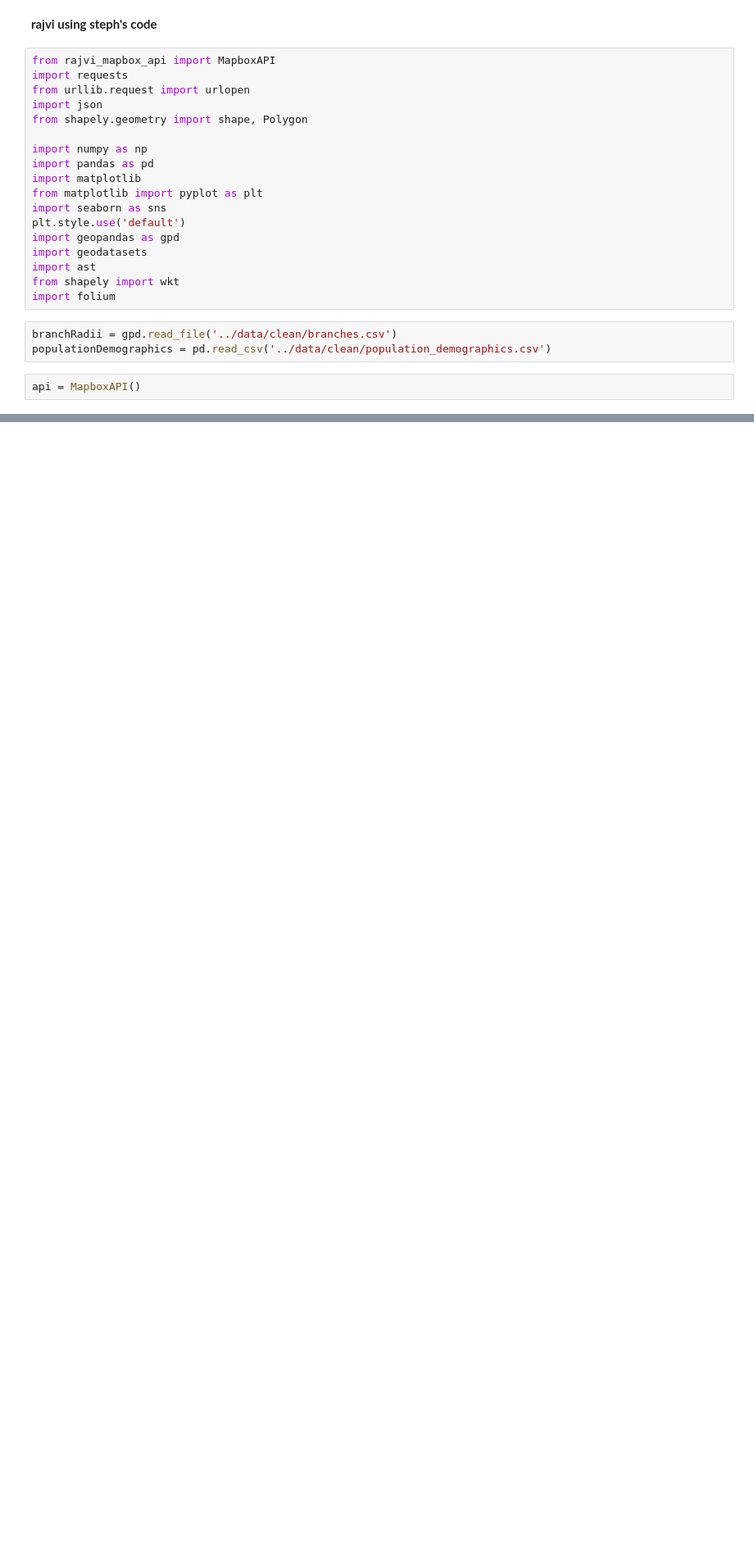
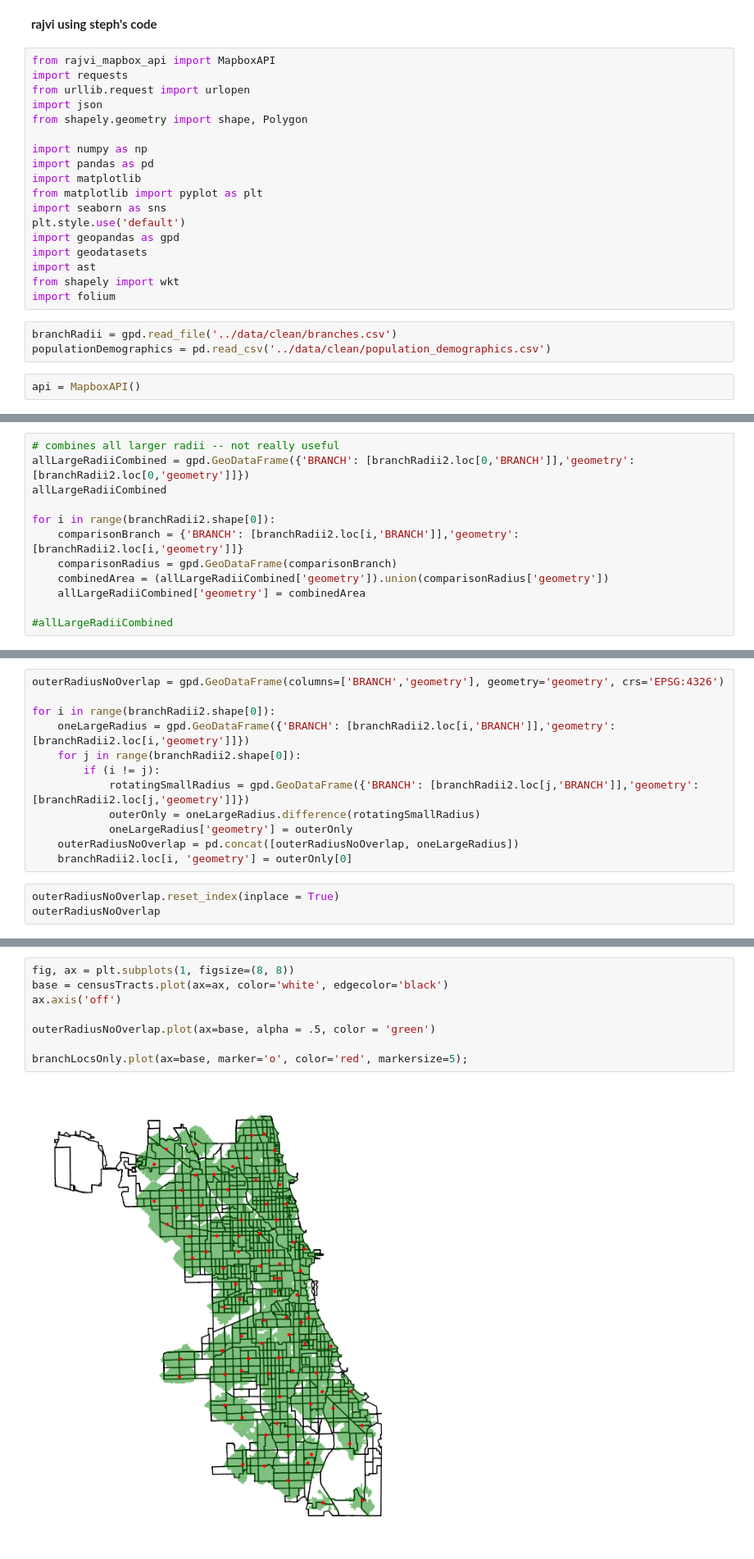
Before and after one commit to uchicago-dsi/cpl_project, a Jupyter notebook: can-summer-2023/api things/rajvi_optimize_radii.ipynb, the cells around one changed output, grey strips where cells are left out. Shown at 82% size. Cells and saved outputs as stored; diff of their text form; blank space fills up the shorter version.

Commit message:
eliminates overlap between radii in the same isochrone alphabetically

```diff
--- a/can-summer-2023/api things/rajvi_optimize_radii.ipynb
+++ b/can-summer-2023/api things/rajvi_optimize_radii.ipynb
@@ -110,0 +114,12 @@ KeyError: "['HOURS OF OPERATION', 'ADDRESS', 'CITY', 'STATE', 'ZIP', 'PHONE', 'W
+# %%
+# combines all larger radii -- not really useful
+allLargeRadiiCombined = gpd.GeoDataFrame({'BRANCH': [branchRadii2.loc[0,'BRANCH']],'geometry': [branchRadii2.loc[0,'geometry']]})
+allLargeRadiiCombined
+
+for i in range(branchRadii2.shape[0]):
+    comparisonBranch = {'BRANCH': [branchRadii2.loc[i,'BRANCH']],'geometry': [branchRadii2.loc[i,'geometry']]}
+    comparisonRadius = gpd.GeoDataFrame(comparisonBranch)
+    combinedArea = (allLargeRadiiCombined['geometry']).union(comparisonRadius['geometry'])
+    allLargeRadiiCombined['geometry'] = combinedArea
+
+#allLargeRadiiCombined
@@ -110,0 +137,15 @@ KeyError: "['HOURS OF OPERATION', 'ADDRESS', 'CITY', 'STATE', 'ZIP', 'PHONE', 'W
+# %%
+outerRadiusNoOverlap = gpd.GeoDataFrame(columns=['BRANCH','geometry'], geometry='geometry', crs='EPSG:4326')
+
+for i in range(branchRadii2.shape[0]):
+    oneLargeRadius = gpd.GeoDataFrame({'BRANCH': [branchRadii2.loc[i,'BRANCH']],'geometry': [branchRadii2.loc[i,'geometry']]})
+    for j in range(branchRadii2.shape[0]):
+        if (i != j):
+            rotatingSmallRadius = gpd.GeoDataFrame({'BRANCH': [branchRadii2.loc[j,'BRANCH']],'geometry': [branchRadii2.loc[j,'geometry']]})
+            outerOnly = oneLargeRadius.difference(rotatingSmallRadius)
+            oneLargeRadius['geometry'] = outerOnly
+    outerRadiusNoOverlap = pd.concat([outerRadiusNoOverlap, oneLargeRadius])
+    branchRadii2.loc[i, 'geometry'] = outerOnly[0]
+# %%
+outerRadiusNoOverlap.reset_index(inplace = True)
+outerRadiusNoOverlap
@@ -110,0 +166,10 @@ KeyError: "['HOURS OF OPERATION', 'ADDRESS', 'CITY', 'STATE', 'ZIP', 'PHONE', 'W
+# %%
+fig, ax = plt.subplots(1, figsize=(8, 8))
+base = censusTracts.plot(ax=ax, color='white', edgecolor='black')
+ax.axis('off')
+
+outerRadiusNoOverlap.plot(ax=base, alpha = .5, color = 'green')
+
+branchLocsOnly.plot(ax=base, marker='o', color='red', markersize=5);
+# %% [output]
+[figure, added]
```
Also changed, not shown: parts of 8 cells of this notebook.
